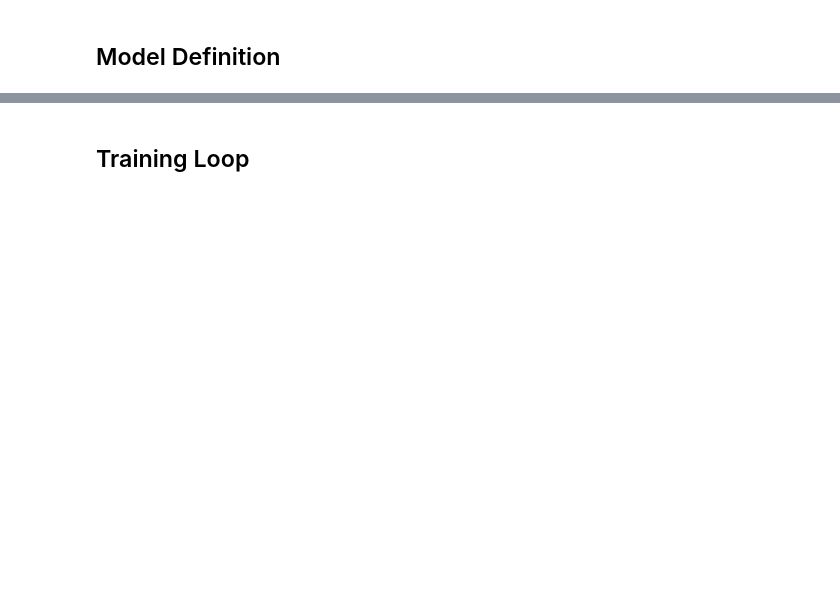
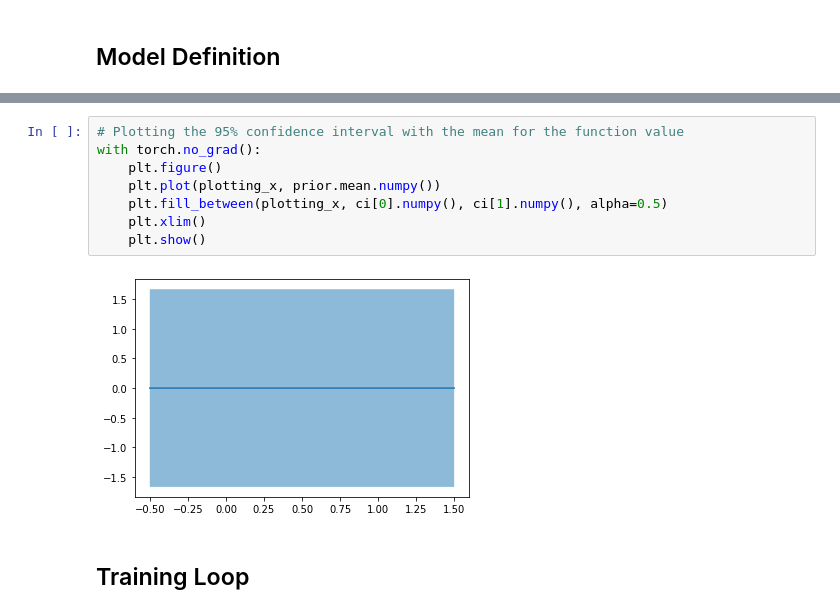
Before and after one commit to Utkarshp1/Bayesian_Optimisation, a Jupyter notebook: Gaussian_Processes_Regression.ipynb, the cells around one changed output, grey strips where cells are left out. Cells and saved outputs as stored; diff of their text form; blank space fills up the shorter version.

```diff
--- a/Gaussian_Processes_Regression.ipynb
+++ b/Gaussian_Processes_Regression.ipynb
@@ -55,3 +96,13 @@ model = ExactGPModel(X_train, y_train, likelihood)
+# %%
+# Plotting the 95% confidence interval with the mean for the function value
+with torch.no_grad():
+    plt.figure()
+    plt.plot(plotting_x, prior.mean.numpy())
+    plt.fill_between(plotting_x, ci[0].numpy(), ci[1].numpy(), alpha=0.5)
+    plt.xlim()
+    plt.show()
+# %% [output]
+[figure, added]
 # %% [markdown]
 ## Training Loop
 # %%
```
Also changed, not shown: parts of 19 cells of this notebook.
